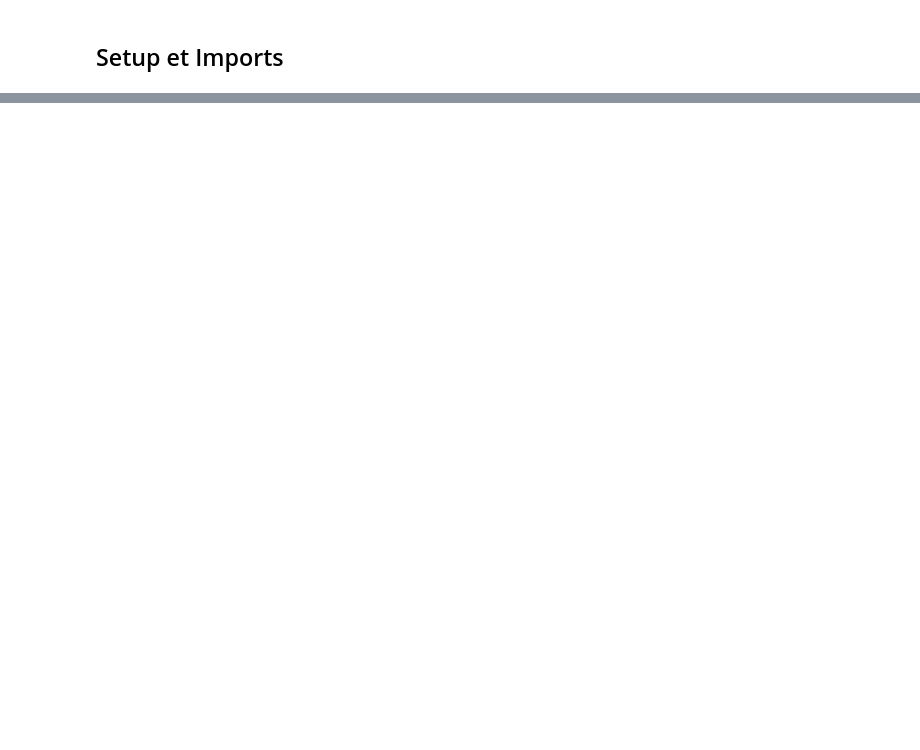
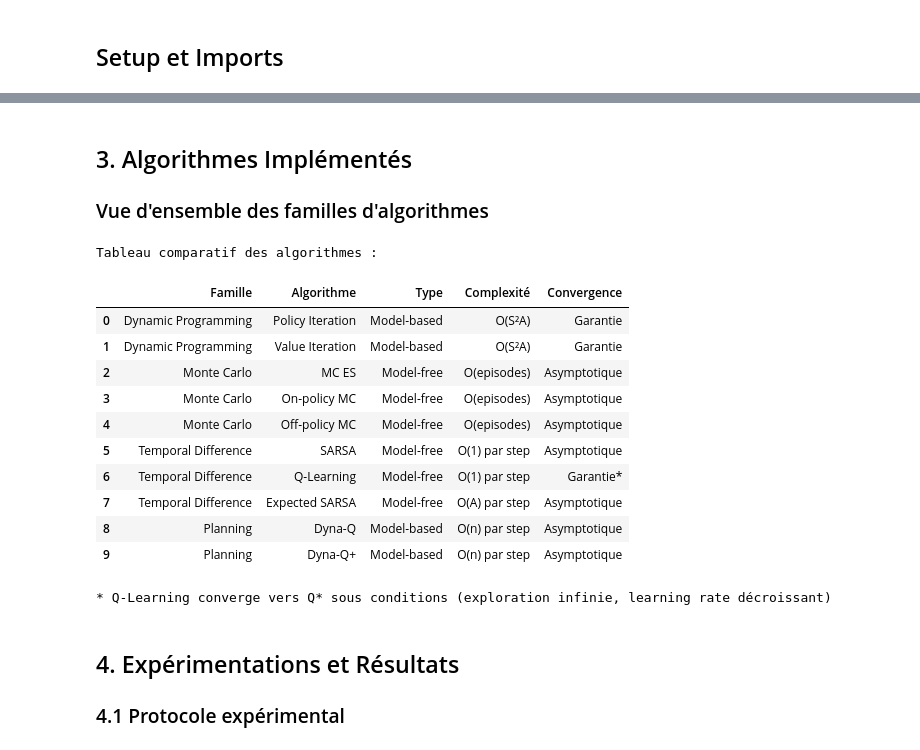
Before and after one commit to lseillier229/drl, a Jupyter notebook: experimental_report_notebook.ipynb, the cells around one changed output, grey strips where cells are left out. Drawn from its saved outputs; the diff is of its cells as text; code cells hidden in the pictures; blank space fills up the shorter version.

```diff
--- a/experimental_report_notebook.ipynb
+++ b/experimental_report_notebook.ipynb
@@ -603,0 +238,51 @@ print(f"\n🎯 MISSION ACCOMPLIE ! Le rapport expérimental est terminé.")
+# %% [markdown]
+## 3. Algorithmes Implémentés <a id="algorithmes"></a>
+
+### Vue d'ensemble des familles d'algorithmes
+# %%
+# Tableau récapitulatif des algorithmes
+algorithms_info = pd.DataFrame([
+    {"Famille": "Dynamic Programming", "Algorithme": "Policy Iteration",
+     "Type": "Model-based", "Complexité": "O(S²A)", "Convergence": "Garantie"},
+    {"Famille": "Dynamic Programming", "Algorithme": "Value Iteration",
+     "Type": "Model-based", "Complexité": "O(S²A)", "Convergence": "Garantie"},
+    {"Famille": "Monte Carlo", "Algorithme": "MC ES",
+     "Type": "Model-free", "Complexité": "O(episodes)", "Convergence": "Asymptotique"},
+    {"Famille": "Monte Carlo", "Algorithme": "On-policy MC",
+     "Type": "Model-free", "Complexité": "O(episodes)", "Convergence": "Asymptotique"},
+    {"Famille": "Monte Carlo", "Algorithme": "Off-policy MC",
+     "Type": "Model-free", "Complexité": "O(episodes)", "Convergence": "Asymptotique"},
+    {"Famille": "Temporal Difference", "Algorithme": "SARSA",
+     "Type": "Model-free", "Complexité": "O(1) par step", "Convergence": "Asymptotique"},
+    {"Famille": "Temporal Difference", "Algorithme": "Q-Learning",
+     "Type": "Model-free", "Complexité": "O(1) par step", "Convergence": "Garantie*"},
+    {"Famille": "Temporal Difference", "Algorithme": "Expected SARSA",
+     "Type": "Model-free", "Complexité": "O(A) par step", "Convergence": "Asymptotique"},
+    {"Famille": "Planning", "Algorithme": "Dyna-Q",
+     "Type": "Model-based", "Complexité": "O(n) par step", "Convergence": "Asymptotique"},
+    {"Famille": "Planning", "Algorithme": "Dyna-Q+",
+     "Type": "Model-based", "Complexité": "O(n) par step", "Convergence": "Asymptotique"},
+])
+
+print("Tableau comparatif des algorithmes :")
+display(algorithms_info)
+
+print("\n* Q-Learning converge vers Q* sous conditions (exploration infinie, learning rate décroissant)")
+# %% [output]
+Tableau comparatif des algorithmes :
+|  | Famille | Algorithme | Type | Complexité | Convergence |
+| 0 | Dynamic Programming | Policy Iteration | Model-based | O(S²A) | Garantie |
+| 1 | Dynamic Programming | Value Iteration | Model-based | O(S²A) | Garantie |
+| 2 | Monte Carlo | MC ES | Model-free | O(episodes) | Asymptotique |
+| 3 | Monte Carlo | On-policy MC | Model-free | O(episodes) | Asymptotique |
+| 4 | Monte Carlo | Off-policy MC | Model-free | O(episodes) | Asymptotique |
+| 5 | Temporal Difference | SARSA | Model-free | O(1) par step | Asymptotique |
+| 6 | Temporal Difference | Q-Learning | Model-free | O(1) par step | Garantie* |
+| 7 | Temporal Difference | Expected SARSA | Model-free | O(A) par step | Asymptotique |
+| 8 | Planning | Dyna-Q | Model-based | O(n) par step | Asymptotique |
+| 9 | Planning | Dyna-Q+ | Model-based | O(n) par step | Asymptotique |
+* Q-Learning converge vers Q* sous conditions (exploration infinie, learning rate décroissant)
+# %% [markdown]
+## 4. Expérimentations et Résultats <a id="experimentations"></a>
+
+### 4.1 Protocole expérimental
```
Also changed, not shown: parts of 60 cells of this notebook, 4 other files.
